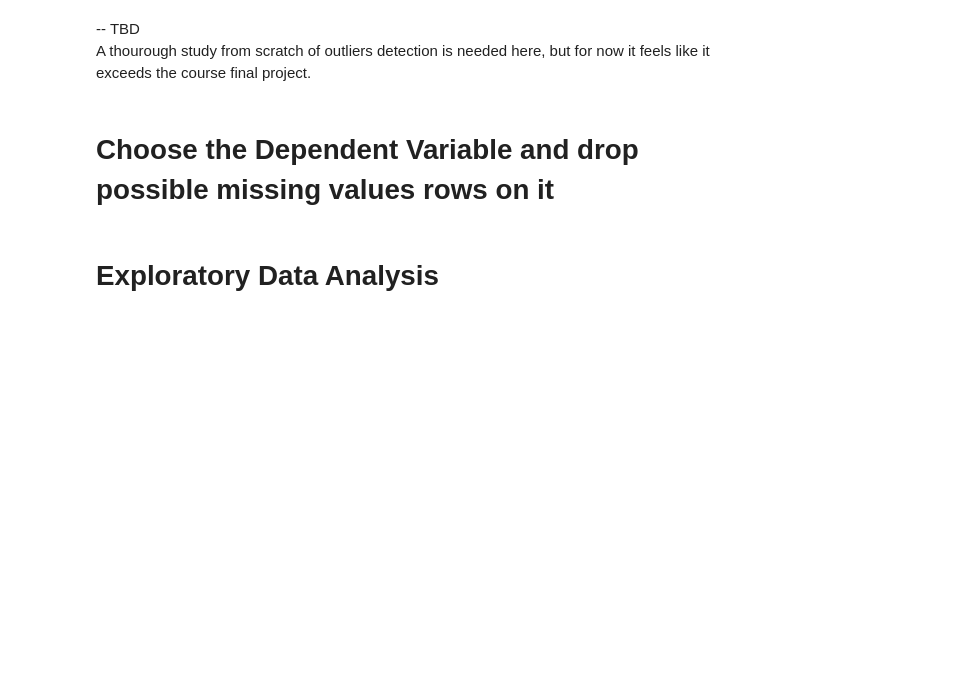
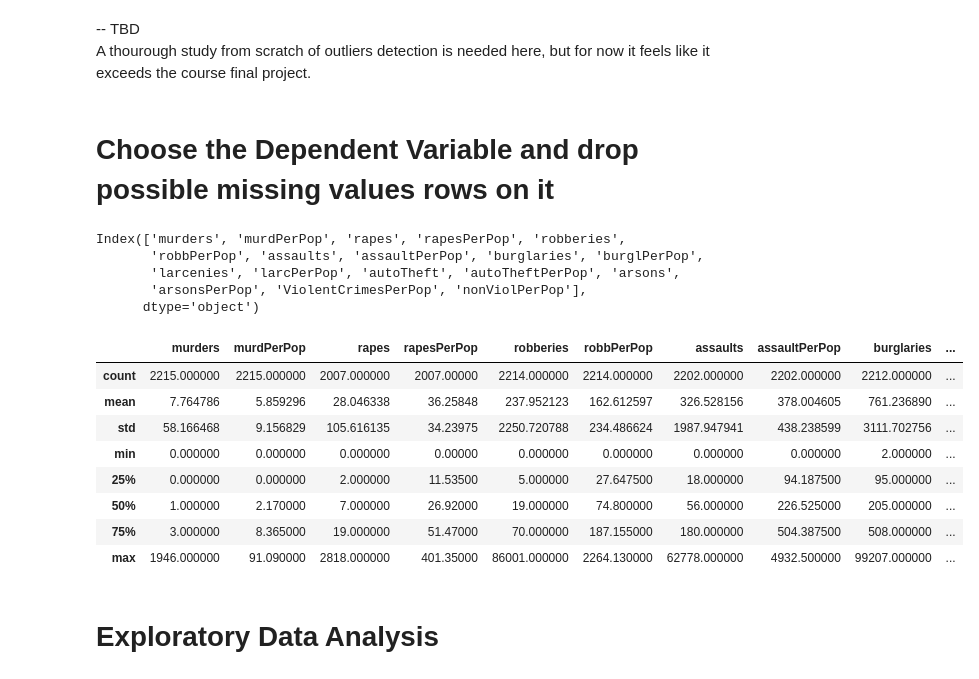
Before and after one commit to danif93/Community-And-Crime-Regression, a Jupyter notebook: kernel.ipynb, the cells around one changed output. Saved outputs shown, nothing was run; the diff lists cells and outputs as text; code cells hidden in the pictures; blank space fills up the shorter version.

```diff
--- a/kernel.ipynb
+++ b/kernel.ipynb
@@ -63,6 +63,26 @@ imputing(pred_features, "mean");
 A thourough study from scratch of outliers detection is needed here, but for now it feels like it exceeds the course final project.
 # %% [markdown]
 # Choose the Dependent Variable and drop possible missing values rows on it
+# %%
+print(regr_values.columns)
+# %% [output]
+Index(['murders', 'murdPerPop', 'rapes', 'rapesPerPop', 'robberies',
+       'robbPerPop', 'assaults', 'assaultPerPop', 'burglaries', 'burglPerPop',
+       'larcenies', 'larcPerPop', 'autoTheft', 'autoTheftPerPop', 'arsons',
+       'arsonsPerPop', 'ViolentCrimesPerPop', 'nonViolPerPop'],
+      dtype='object')
+# %%
+regr_values.describe()
+# %% [output]
+|  | murders | murdPerPop | rapes | rapesPerPop | robberies | robbPerPop | assaults | assaultPerPop | burglaries | ... |
+| count | 2215.000000 | 2215.000000 | 2007.000000 | 2007.00000 | 2214.000000 | 2214.000000 | 2202.000000 | 2202.000000 | 2212.000000 | ... |
+| mean | 7.764786 | 5.859296 | 28.046338 | 36.25848 | 237.952123 | 162.612597 | 326.528156 | 378.004605 | 761.236890 | ... |
+| std | 58.166468 | 9.156829 | 105.616135 | 34.23975 | 2250.720788 | 234.486624 | 1987.947941 | 438.238599 | 3111.702756 | ... |
+| min | 0.000000 | 0.000000 | 0.000000 | 0.00000 | 0.000000 | 0.000000 | 0.000000 | 0.000000 | 2.000000 | ... |
+| 25% | 0.000000 | 0.000000 | 2.000000 | 11.53500 | 5.000000 | 27.647500 | 18.000000 | 94.187500 | 95.000000 | ... |
+| 50% | 1.000000 | 2.170000 | 7.000000 | 26.92000 | 19.000000 | 74.800000 | 56.000000 | 226.525000 | 205.000000 | ... |
+| 75% | 3.000000 | 8.365000 | 19.000000 | 51.47000 | 70.000000 | 187.155000 | 180.000000 | 504.387500 | 508.000000 | ... |
+| max | 1946.000000 | 91.090000 | 2818.000000 | 401.35000 | 86001.000000 | 2264.130000 | 62778.000000 | 4932.500000 | 99207.000000 | ... |
 # %%
 def drop_naSample(df, vals):
     idxRow = np.where(vals.isna())[0]
```
Also changed, not shown: parts of 46 cells of this notebook.
